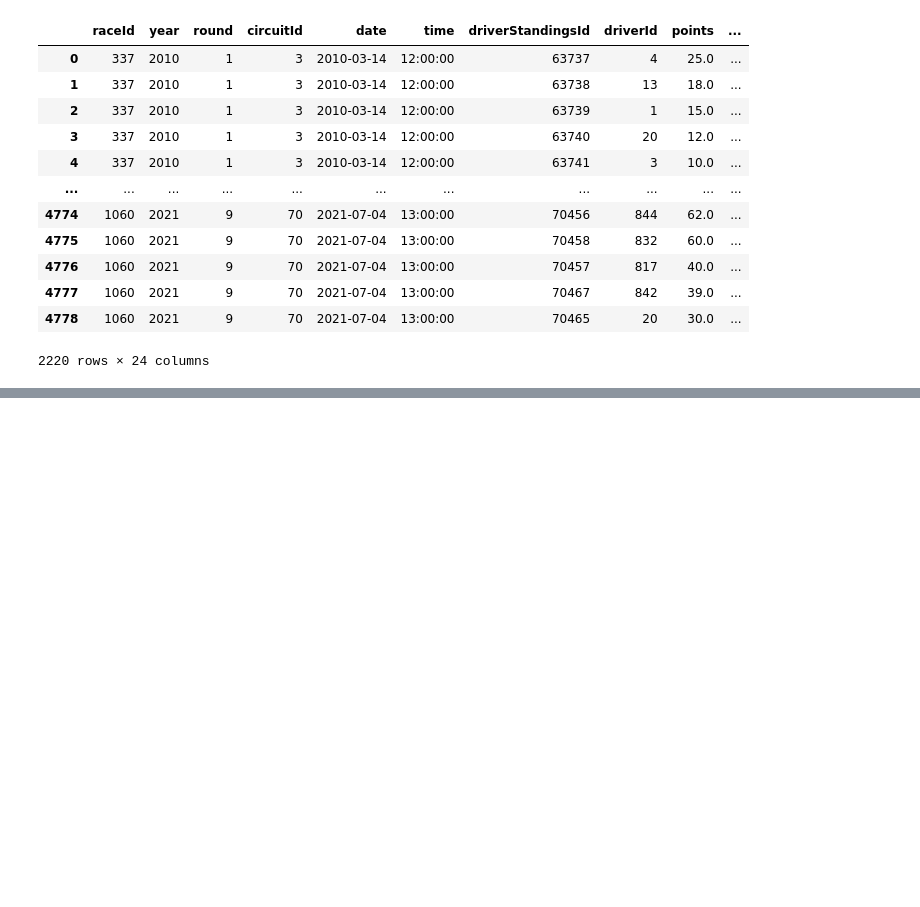
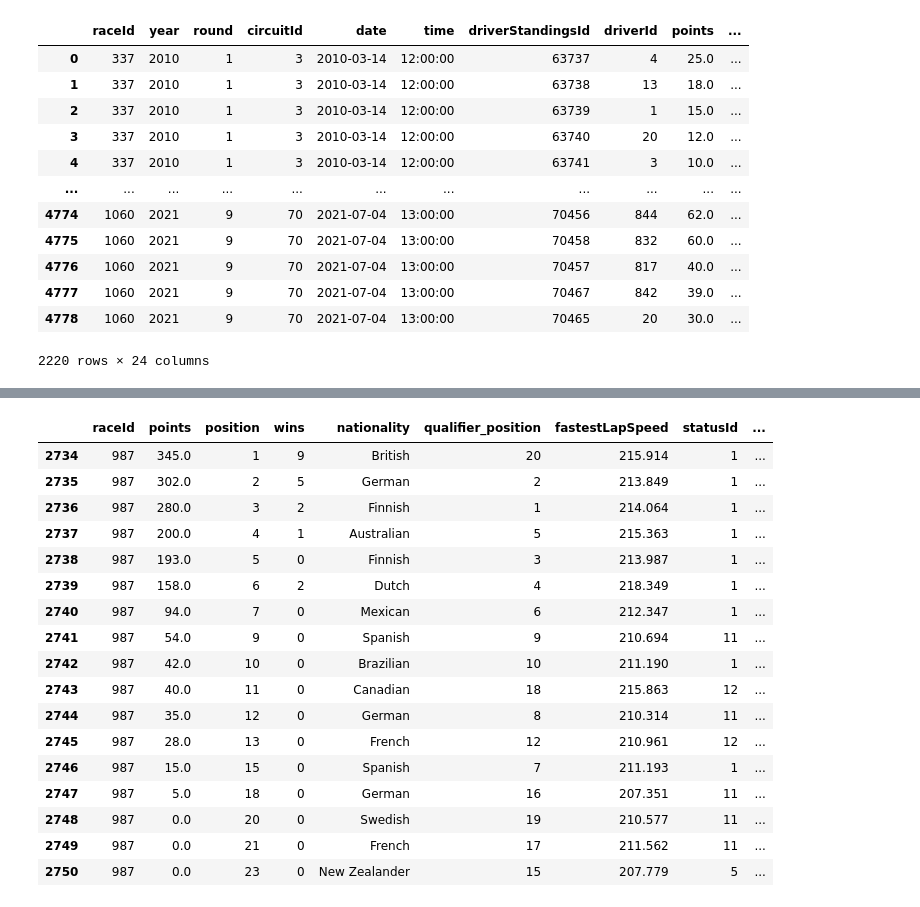
Before and after one commit to rajv98/CarsNData, a Jupyter notebook: Formula 1 Models.ipynb, the cells around one changed output, grey strips where cells are left out. Saved outputs shown, nothing was run; the diff lists cells and outputs as text; code cells hidden in the pictures; blank space fills up the shorter version.

```diff
--- a/Formula 1 Models.ipynb
+++ b/Formula 1 Models.ipynb
@@ -151,4 +123,0 @@ pit_stops
-# %%
-#Merge average pitstop times, and total pitstops with main table
-races_standings = races_standings.merge(pit_stops[['raceId','driverId','avgPitStopTimeMS','totalPitStops']], on=['raceId','driverId']).drop(columns='number_x')
-races_standings[races_standings.circuitId==14]
@@ -187,0 +151,32 @@ monza_features
+# %%
+def convertToMS(timestamp):
+    #print(type(timestamp))
+    timestamp = str(timestamp)
+    time_in_ms=9999999
+    if( len(timestamp)>4 ):
+        timestamp = timestamp.replace('.',':')
+        splat = timestamp.split(':')
+        #print(splat[0])
+        time_in_ms = int(splat[0])*60000
+        time_in_ms = time_in_ms+(int(splat[1])*1000)
+        time_in_ms = time_in_ms+(int(splat[2]))
+        #print(time_in_ms)
+
+    return time_in_ms
+# %%
+#Merge average pitstop times, and total pitstops with main table
+races_standings = races_standings.merge(pit_stops[['raceId','driverId','avgPitStopTimeMS','totalPitStops']], on=['raceId','driverId'])
+#print(races_standings[races_standings.circuitId==14].q3.unique())
+races_standings['q1'] = races_standings['q1'].apply(convertToMS)
+races_standings['q2'] = races_standings['q2'].apply(convertToMS)
+races_standings['q3'] = races_standings['q3'].apply(convertToMS)
+races_standings['fastestQualifyingLapinMS'] = races_standings[['q1','q2','q3']].min(axis=1)
+races_standings['fastestLapTimeinMS'] = races_standings['fastestLapTime'].apply(convertToMS)
+races_standings = races_standings.drop(columns=['fastestLapTime','q1','q2','q3'])
+#ms = convertToMS("1:24.323")
+#print(ms)
+# %%
+##CREATE DATAFRAME OF ALL FEATURES OF RACES ON MONZA raceId = 14
+monza_features = races_standings#[races_standings.circuitId==14]
+monza_features = monza_features.drop(columns=['year','round','circuitId','date','time','driverStandingsId','driverId','forename','surname','qualifyId','constructorId','number_x'])
+monza_features
@@ -187,0 +197,22 @@ monza_features
+# %%
+monza_features = monza_features[monza_features.raceId==987]
+monza_features
+# %% [output]
+|  | raceId | points | position | wins | nationality | qualifier_position | fastestLapSpeed | statusId | ... |
+| 2734 | 987 | 345.0 | 1 | 9 | British | 20 | 215.914 | 1 | ... |
+| 2735 | 987 | 302.0 | 2 | 5 | German | 2 | 213.849 | 1 | ... |
+| 2736 | 987 | 280.0 | 3 | 2 | Finnish | 1 | 214.064 | 1 | ... |
+| 2737 | 987 | 200.0 | 4 | 1 | Australian | 5 | 215.363 | 1 | ... |
+| 2738 | 987 | 193.0 | 5 | 0 | Finnish | 3 | 213.987 | 1 | ... |
+| 2739 | 987 | 158.0 | 6 | 2 | Dutch | 4 | 218.349 | 1 | ... |
+| 2740 | 987 | 94.0 | 7 | 0 | Mexican | 6 | 212.347 | 1 | ... |
+| 2741 | 987 | 54.0 | 9 | 0 | Spanish | 9 | 210.694 | 11 | ... |
+| 2742 | 987 | 42.0 | 10 | 0 | Brazilian | 10 | 211.190 | 1 | ... |
+| 2743 | 987 | 40.0 | 11 | 0 | Canadian | 18 | 215.863 | 12 | ... |
+| 2744 | 987 | 35.0 | 12 | 0 | German | 8 | 210.314 | 11 | ... |
+| 2745 | 987 | 28.0 | 13 | 0 | French | 12 | 210.961 | 12 | ... |
+| 2746 | 987 | 15.0 | 15 | 0 | Spanish | 7 | 211.193 | 1 | ... |
+| 2747 | 987 | 5.0 | 18 | 0 | German | 16 | 207.351 | 11 | ... |
+| 2748 | 987 | 0.0 | 20 | 0 | Swedish | 19 | 210.577 | 11 | ... |
+| 2749 | 987 | 0.0 | 21 | 0 | French | 17 | 211.562 | 11 | ... |
+| 2750 | 987 | 0.0 | 23 | 0 | New Zealander | 15 | 207.779 | 5 | ... |
```
Also changed, not shown: parts of 17 cells of this notebook.
